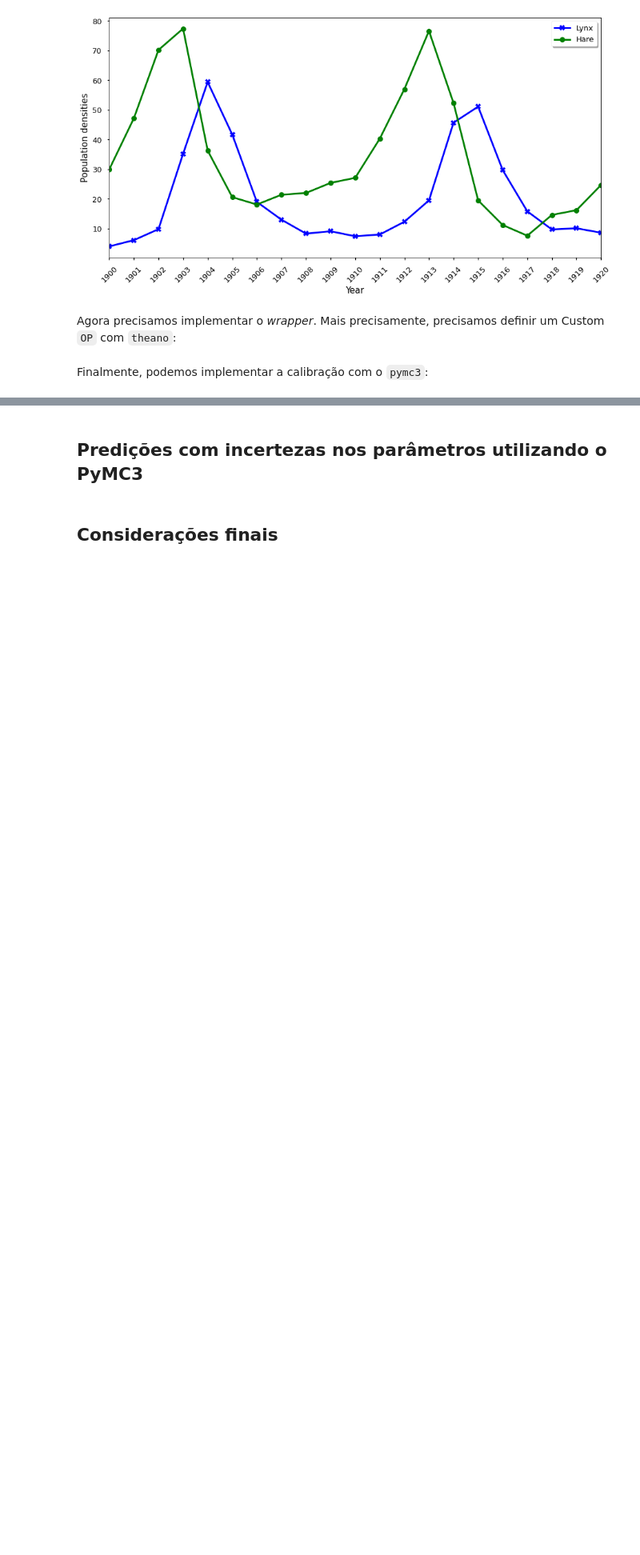
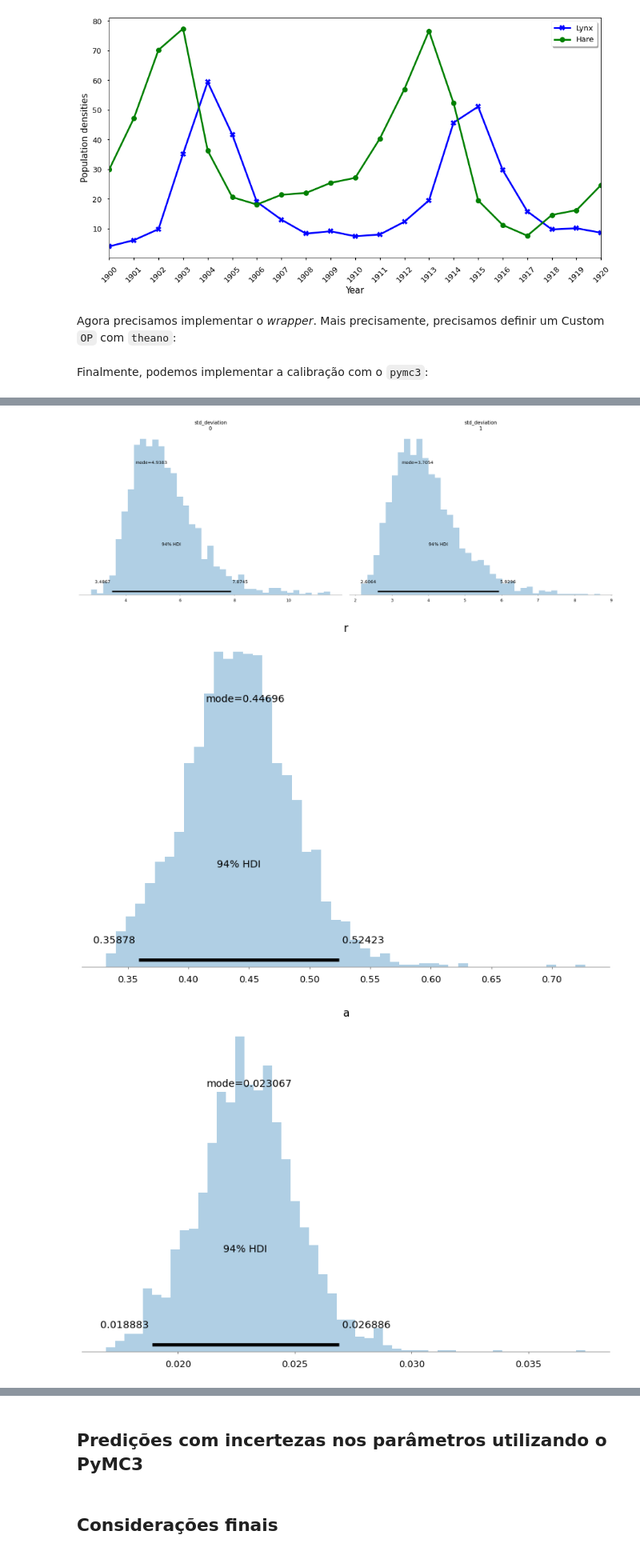
Before and after one commit to covid-lncc/apresentacao_stack, a Jupyter notebook: presentation/COVID19 LNCC.ipynb, the cells around one changed output, grey strips where cells are left out. Shown at 80% size. Saved outputs shown, nothing was run; the diff lists cells and outputs as text; code cells hidden in the pictures; blank space fills up the shorter version.

```diff
--- a/presentation/COVID19 LNCC.ipynb
+++ b/presentation/COVID19 LNCC.ipynb
@@ -1145,0 +1198,15 @@ KeyboardInterrupt:
+# %%
+progress_bar = tqdm(calibration_variable_names)
+for variable in progress_bar:
+    pm.plot_posterior(
+        trace_calibration[::plot_step],
+        var_names=(f"{variable}"),
+        kind="hist",
+        round_to=5,
+        point_estimate="mode"
+    )
+    plt.savefig(f"{variable}_posterior_cal.png")
+# %% [output]
+[figure, added]
+[figure, added]
+[figure, added]
```
Also changed, not shown: parts of 30 cells of this notebook.
